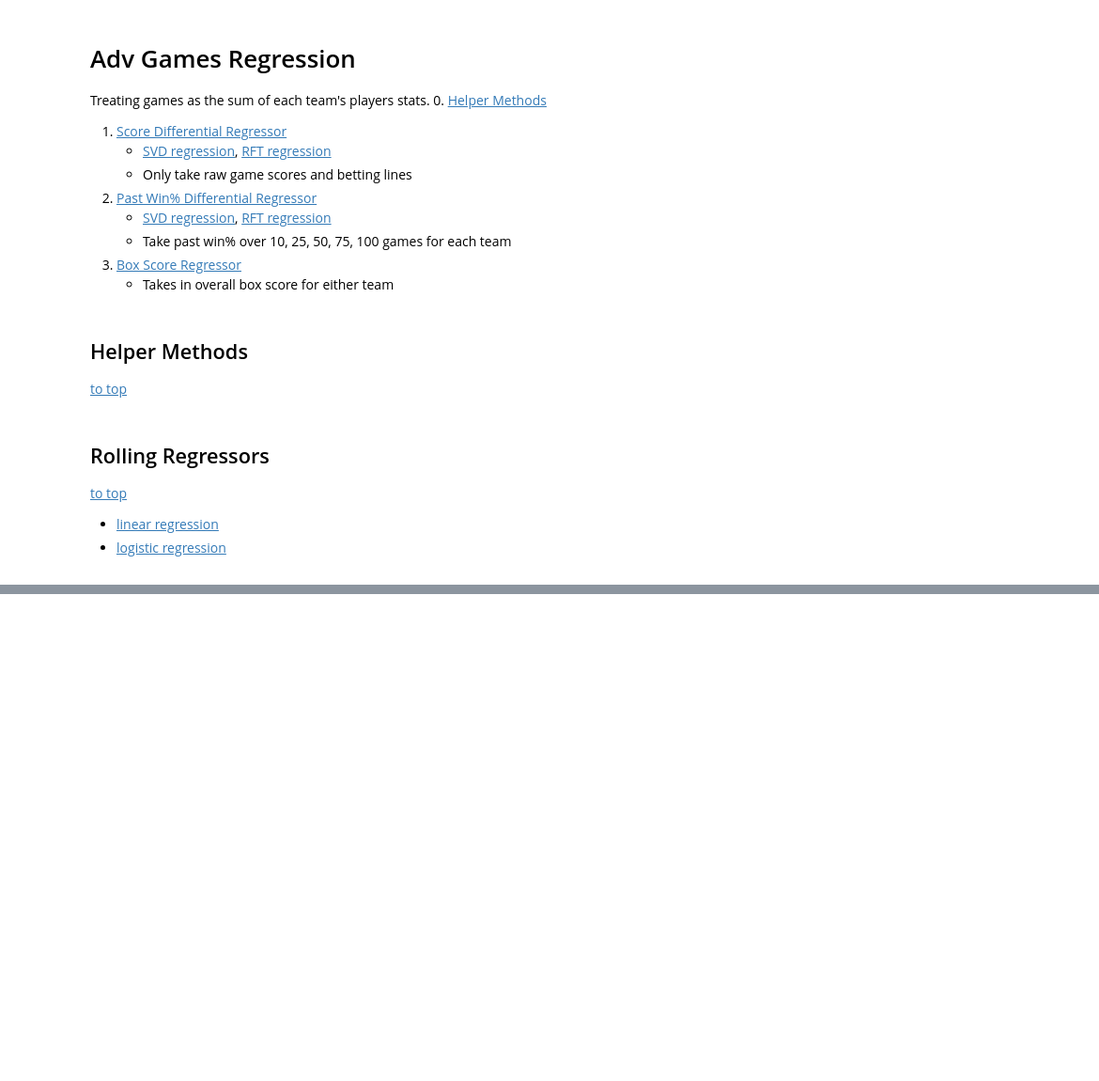
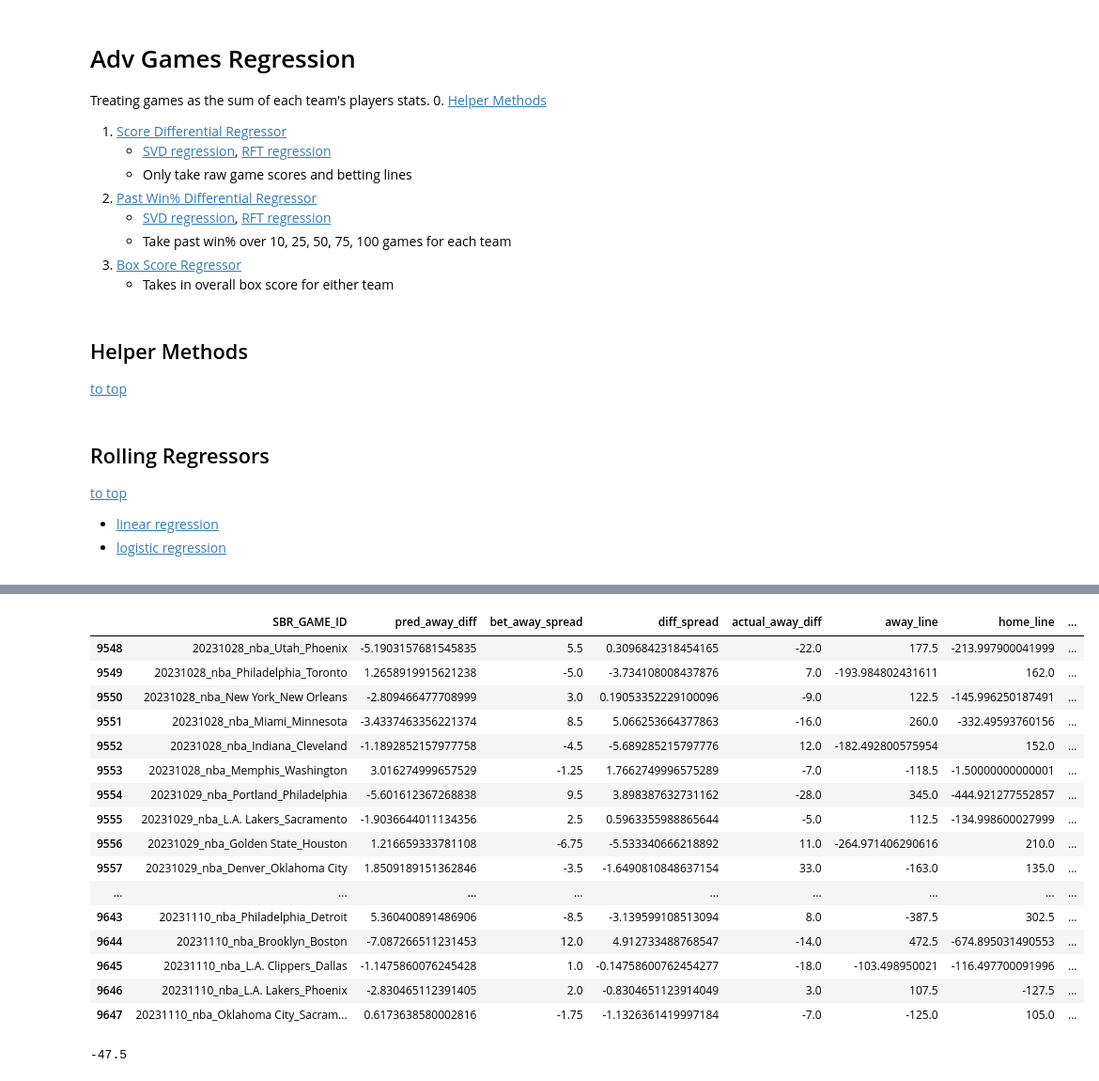
Before and after one commit to iiisong/ML-NBA-Betting, a Jupyter notebook: adv_games_regression.ipynb, the cells around one changed output, grey strips where cells are left out. Shown at 94% size. Saved outputs shown, nothing was run; the diff lists cells and outputs as text; code cells hidden in the pictures; blank space fills up the shorter version.

Commit message:
calculate outcomes

```diff
--- a/adv_games_regression.ipynb
+++ b/adv_games_regression.ipynb
@@ -86,7 +87,7 @@ def SVGRegressionFit(X_input, y_input):
 df = pd.read_csv("data_proc/games_rolling_master.csv")
 df.dropna(inplace=True)
 # display(df)
-game_info = ['TEAM_ID_T1', 'TEAM_ID_T2', 'DATE', 'away_prob', 'away_spread', 'away_total']
+game_info = ['TEAM_ID_T1', 'TEAM_ID_T2', 'DATE', 'away_prob', 'away_line', 'home_prob', 'home_line', 'away_spread', 'away_total']
 intervals = ['10g_', '25g_', '50g_', '75g_', '100g']
 columns = game_info + [c for c in df.columns.to_list() if c not in game_info and c[:4] in intervals]
 print(columns)
@@ -95,18 +96,8 @@ print(columns)
 # %%
-reg = SVGRegressionFit(df.iloc[:-1000][columns].values, df[:-1000]["SCORE_DIFF_T1"].values)
+away_spread_reg = SVGRegressionFit(df.iloc[:-1000][columns].values, df[:-1000]["SCORE_DIFF_T1"].values)
 
 # SVGRegression(df[['TEAM1_ID', 'TEAM2_ID', 'DATE', 'TEAM1_10wp', 'TEAM1_25wp', 'TEAM1_50wp', 'TEAM1_75wp', 'TEAM1_100wp', 'TEAM2_10wp', 'TEAM2_25wp', 'TEAM2_50wp', 'TEAM2_75wp', 'TEAM2_100wp']],df[["SCORE_DIFF_T1"]])
 
 # SVGRegression(df.drop(columns=['SCORE_DIFF_T1', 'SCORE_DIFF_T2', '']), df[["SCORE_DIFF_T1"]])
 # fig = px.scatter(df, x="away_spread", y="SCORE_DIFF", hover_data=["SBR_GAME_ID"], trendline="ols")
 # fig.show()
-# %%
-def testIndex(i):
-    print(f"id : {df.iloc[-i]['SBR_GAME_ID']}")
-    print(f"spread : {df.iloc[-i]['away_spread']}")
-    print(f"predict: {reg.predict([df.iloc[-i][columns].values])}")
-    print(f"actual : {df.iloc[-i]['SCORE_DIFF_T1']}")
-    print()
-
-for i in range(100):
-    testIndex(i)
@@ -131,3 +104,58 @@ actual : 12.0
+# %%
+buffer = 5
+
+def calcOutcomes(i):
+    result = pd.DataFrame()
+    result['SBR_GAME_ID'] = df.iloc[-i:]['SBR_GAME_ID']
+    result['pred_away_diff'] = away_spread_reg.predict(df.iloc[-i:][columns].values)
+    result['bet_away_spread'] = df.iloc[-i:]['away_spread']
+    result['diff_spread'] = result['pred_away_diff'] + result['bet_away_spread']
+    result['actual_away_diff'] = df.iloc[-i:]['SCORE_DIFF_T1']
+    result['away_line'] = df.iloc[-i:]['away_line']
+    result['home_line'] = df.iloc[-i:]['home_line']
+    result['WON_T1'] = df.iloc[-i:]['WON_T1']
+    result['WON_T2'] = df.iloc[-i:]['WON_T2']
+
+    result['bet_decision'] = np.abs(result['diff_spread']) > buffer
+    result.loc[result['diff_spread'] > 0, 'bet_on'] = 1
+    result.loc[result['diff_spread'] < 0, 'bet_on'] = 2
+
+    result.loc[(result['bet_on'] == 1) & (result['away_line'] > 0), 'profit'] = result['away_line'] + 100
+    result.loc[(result['bet_on'] == 1) & (result['away_line'] < 0), 'profit'] = 100 * (100 / - result['away_line']) + 100
+    result.loc[(result['bet_on'] == 1) & (result['actual_away_diff'] + result['bet_away_spread'] < 0), 'profit'] = -100
+
+    result.loc[(result['bet_on'] == 2) & (result['home_line'] > 0), 'profit'] = result['home_line'] - 100
+    result.loc[(result['bet_on'] == 2) & (result['home_line'] < 0), 'profit'] = 100 * (100 / - result['home_line']) + 100
+    result.loc[(result['bet_on'] == 2) & (result['actual_away_diff'] + result['bet_away_spread'] > 0), 'profit'] = -100
+
+    result['bet_on'] = result['bet_on'] * result['bet_decision']
+    result['profit'] = result['profit'] * result['bet_decision']
+
+    display(result)
+    return sum(result['profit'])
+
+# for i in range(100):
+#     testIndex(i)
+calcOutcomes(100)
+# %% [output]
+|  | SBR_GAME_ID | pred_away_diff | bet_away_spread | diff_spread | actual_away_diff | away_line | home_line | ... |
+| 9548 | 20231028_nba_Utah_Phoenix | -5.1903157681545835 | 5.5 | 0.3096842318454165 | -22.0 | 177.5 | -213.997900041999 | ... |
+| 9549 | 20231028_nba_Philadelphia_Toronto | 1.2658919915621238 | -5.0 | -3.734108008437876 | 7.0 | -193.984802431611 | 162.0 | ... |
+| 9550 | 20231028_nba_New York_New Orleans | -2.809466477708999 | 3.0 | 0.19053352229100096 | -9.0 | 122.5 | -145.996250187491 | ... |
+| 9551 | 20231028_nba_Miami_Minnesota | -3.4337463356221374 | 8.5 | 5.066253664377863 | -16.0 | 260.0 | -332.49593760156 | ... |
+| 9552 | 20231028_nba_Indiana_Cleveland | -1.1892852157977758 | -4.5 | -5.689285215797776 | 12.0 | -182.492800575954 | 152.0 | ... |
+| 9553 | 20231028_nba_Memphis_Washington | 3.016274999657529 | -1.25 | 1.7662749996575289 | -7.0 | -118.5 | -1.50000000000001 | ... |
+| 9554 | 20231029_nba_Portland_Philadelphia | -5.601612367268838 | 9.5 | 3.898387632731162 | -28.0 | 345.0 | -444.921277552857 | ... |
+| 9555 | 20231029_nba_L.A. Lakers_Sacramento | -1.9036644011134356 | 2.5 | 0.5963355988865644 | -5.0 | 112.5 | -134.998600027999 | ... |
+| 9556 | 20231029_nba_Golden State_Houston | 1.216659333781108 | -6.75 | -5.533340666218892 | 11.0 | -264.971406290616 | 210.0 | ... |
+| 9557 | 20231029_nba_Denver_Oklahoma City | 1.8509189151362846 | -3.5 | -1.6490810848637154 | 33.0 | -163.0 | 135.0 | ... |
+| ... | ... | ... | ... | ... | ... | ... | ... | ... |
+| 9643 | 20231110_nba_Philadelphia_Detroit | 5.360400891486906 | -8.5 | -3.139599108513094 | 8.0 | -387.5 | 302.5 | ... |
+| 9644 | 20231110_nba_Brooklyn_Boston | -7.087266511231453 | 12.0 | 4.912733488768547 | -14.0 | 472.5 | -674.895031490553 | ... |
+| 9645 | 20231110_nba_L.A. Clippers_Dallas | -1.1475860076245428 | 1.0 | -0.14758600762454277 | -18.0 | -103.498950021 | -116.497700091996 | ... |
+| 9646 | 20231110_nba_L.A. Lakers_Phoenix | -2.830465112391405 | 2.0 | -0.8304651123914049 | 3.0 | 107.5 | -127.5 | ... |
+| 9647 | 20231110_nba_Oklahoma City_Sacram... | 0.6173638580002816 | -1.75 | -1.1326361419997184 | -7.0 | -125.0 | 105.0 | ... |
+-47.5
 # %%
 df = pd.read_csv("data_proc/games_rolling_master.csv")
 df
```
Also changed, not shown: parts of 4 cells of this notebook.
